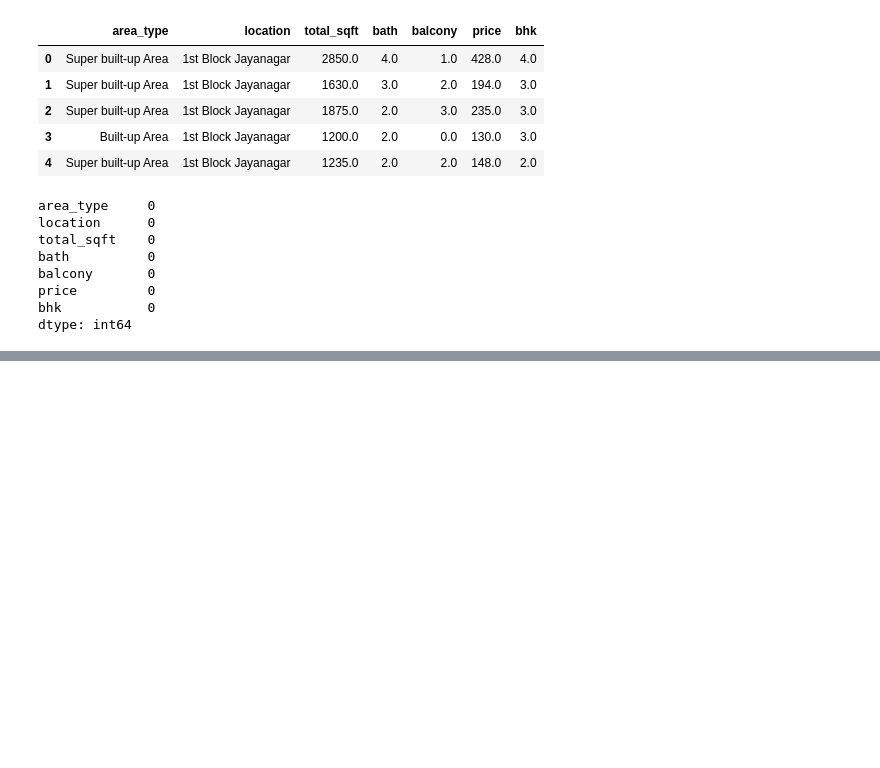
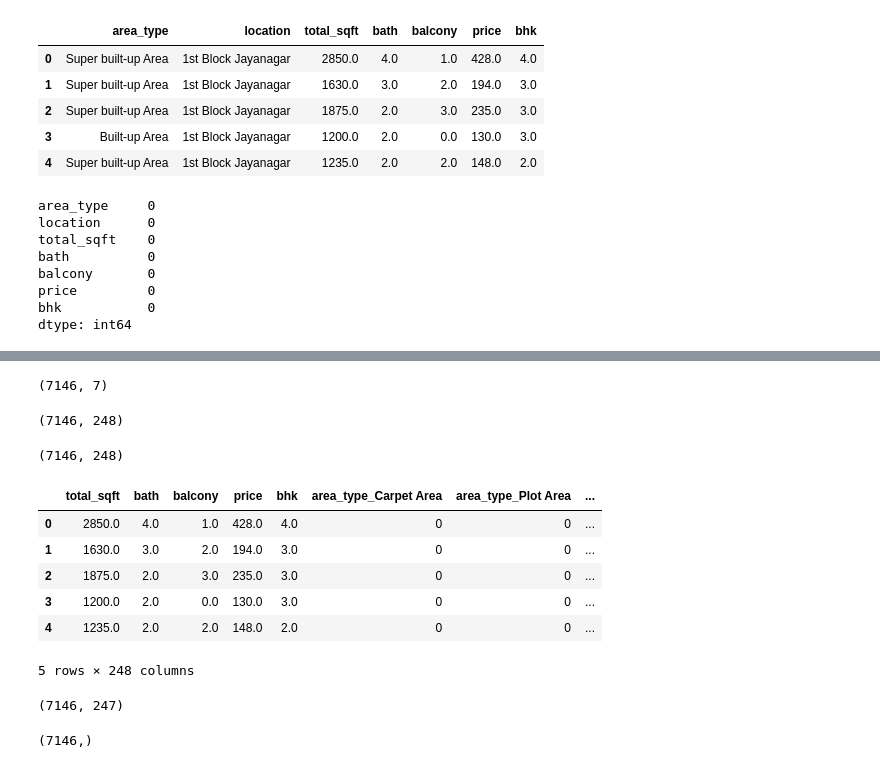
Before and after one commit to OMKAR1022/House_prediction, a Jupyter notebook: house_model.ipynb, the cells around one changed output, grey strips where cells are left out. Saved outputs shown, nothing was run; the diff lists cells and outputs as text; code cells hidden in the pictures; blank space fills up the shorter version.

```diff
--- a/house_model.ipynb
+++ b/house_model.ipynb
@@ -554,0 +565,26 @@ dtype: int64
+# %%
+df8.shape
+# %% [output]
+(7146, 7)
+# %%
+dummies_df = pd.get_dummies(df8,drop_first=True,dtype=int)
+# %%
+dummies_df.shape
+# %% [output]
+(7146, 248)
+# %%
+df9 = dummies_df.copy()
+# %%
+df9.shape
+# %% [output]
+(7146, 248)
+# %%
+df9.head()
+# %% [output]
+|  | total_sqft | bath | balcony | price | bhk | area_type_Carpet Area | area_type_Plot Area | ... |
+| 0 | 2850.0 | 4.0 | 1.0 | 428.0 | 4.0 | 0 | 0 | ... |
+| 1 | 1630.0 | 3.0 | 2.0 | 194.0 | 3.0 | 0 | 0 | ... |
+| 2 | 1875.0 | 2.0 | 3.0 | 235.0 | 3.0 | 0 | 0 | ... |
+| 3 | 1200.0 | 2.0 | 0.0 | 130.0 | 3.0 | 0 | 0 | ... |
+| 4 | 1235.0 | 2.0 | 2.0 | 148.0 | 2.0 | 0 | 0 | ... |
+5 rows × 248 columns
@@ -554,0 +596,4 @@ dtype: int64
+# %%
+X.shape
+# %% [output]
+(7146, 247)
@@ -554,0 +602,4 @@ dtype: int64
+# %%
+y.shape
+# %% [output]
+(7146,)
```
Also changed, not shown: parts of 53 cells of this notebook.
